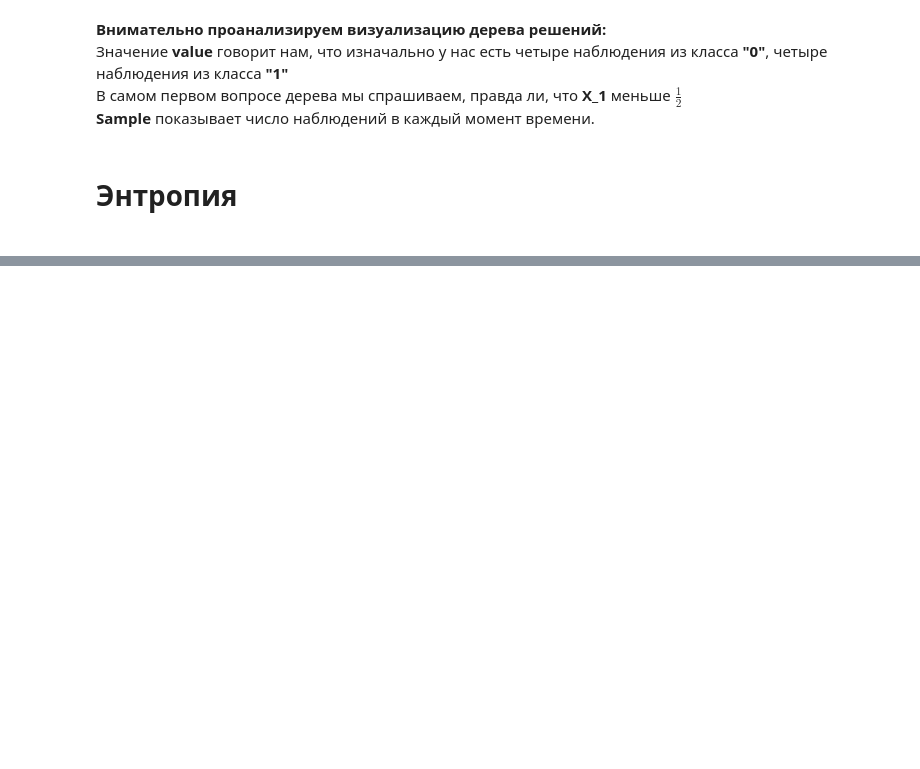
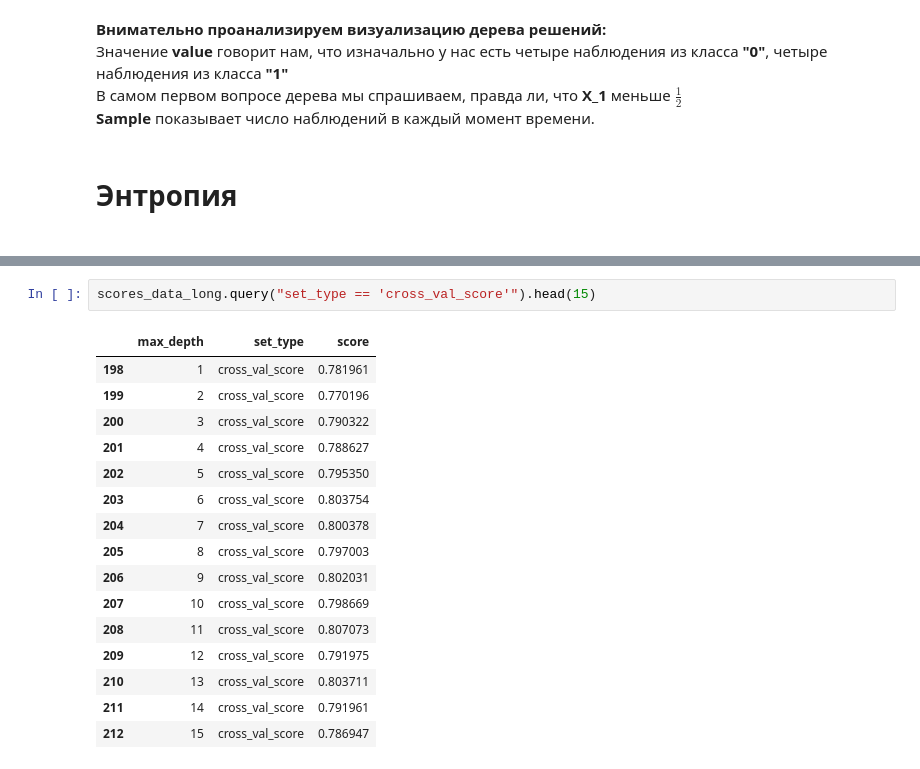
Before and after one commit to AnatoliyZhuk/Knowledge, a Jupyter notebook: Introduction_To_Data_Science/IntroToDataScience.ipynb, the cells around one changed output, grey strips where cells are left out. Drawn from its saved outputs; the diff is of its cells as text; blank space fills up the shorter version.

```diff
--- a/Introduction_To_Data_Science/IntroToDataScience.ipynb
+++ b/Introduction_To_Data_Science/IntroToDataScience.ipynb
@@ -105,0 +262,19 @@ $$E(Y|X) = \frac{n_0}{N} * E_0 +  \frac{n_1}{N} * E_1 $$
+# %%
+scores_data_long.query("set_type == 'cross_val_score'").head(15)
+# %% [output]
+|  | max_depth | set_type | score |
+| 198 | 1 | cross_val_score | 0.781961 |
+| 199 | 2 | cross_val_score | 0.770196 |
+| 200 | 3 | cross_val_score | 0.790322 |
+| 201 | 4 | cross_val_score | 0.788627 |
+| 202 | 5 | cross_val_score | 0.795350 |
+| 203 | 6 | cross_val_score | 0.803754 |
+| 204 | 7 | cross_val_score | 0.800378 |
+| 205 | 8 | cross_val_score | 0.797003 |
+| 206 | 9 | cross_val_score | 0.802031 |
+| 207 | 10 | cross_val_score | 0.798669 |
+| 208 | 11 | cross_val_score | 0.807073 |
+| 209 | 12 | cross_val_score | 0.791975 |
+| 210 | 13 | cross_val_score | 0.803711 |
+| 211 | 14 | cross_val_score | 0.791961 |
+| 212 | 15 | cross_val_score | 0.786947 |
```
Also changed, not shown: parts of 74 cells of this notebook.
